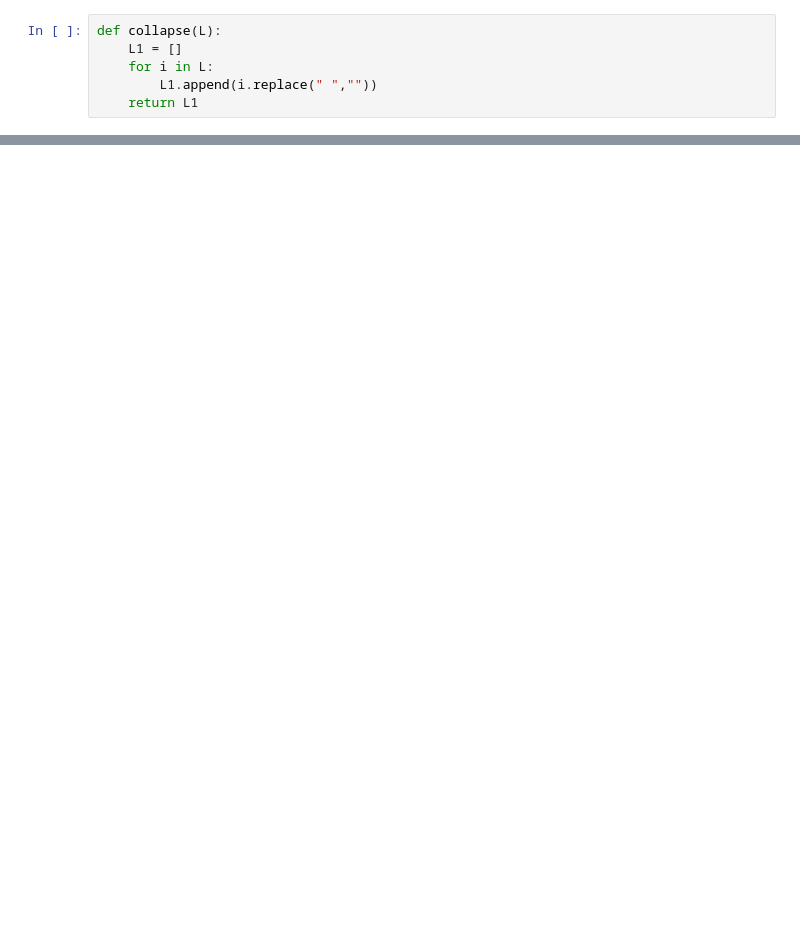
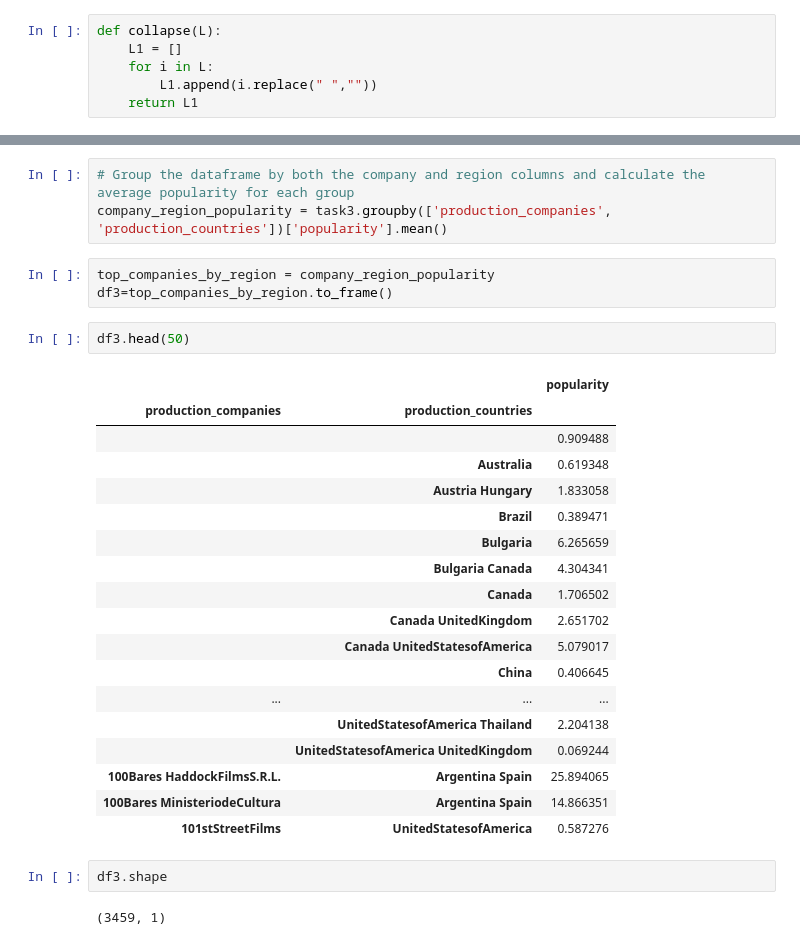
Before and after one commit to mananmani1/pf_training_repo, a Jupyter notebook: Movie_Recommendation_System.ipynb, the cells around one changed output, grey strips where cells are left out. Drawn from its saved outputs; the diff is of its cells as text; blank space fills up the shorter version.

```diff
--- a/Movie_Recommendation_System.ipynb
+++ b/Movie_Recommendation_System.ipynb
@@ -184,0 +263,31 @@ countries.head(3)
+# %%
+# Group the dataframe by both the company and region columns and calculate the average popularity for each group
+company_region_popularity = task3.groupby(['production_companies', 'production_countries'])['popularity'].mean()
+# %%
+top_companies_by_region = company_region_popularity
+df3=top_companies_by_region.to_frame()
+# %%
+df3.head(50)
+# %% [output]
+|  |  | popularity |
+| production_companies | production_countries |  |
+|  |  | 0.909488 |
+|  | Australia | 0.619348 |
+|  | Austria Hungary | 1.833058 |
+|  | Brazil | 0.389471 |
+|  | Bulgaria | 6.265659 |
+|  | Bulgaria Canada | 4.304341 |
+|  | Canada | 1.706502 |
+|  | Canada UnitedKingdom | 2.651702 |
+|  | Canada UnitedStatesofAmerica | 5.079017 |
+|  | China | 0.406645 |
+| ... | ... | ... |
+|  | UnitedStatesofAmerica Thailand | 2.204138 |
+|  | UnitedStatesofAmerica UnitedKingdom | 0.069244 |
+| 100Bares HaddockFilmsS.R.L. | Argentina Spain | 25.894065 |
+| 100Bares MinisteriodeCultura | Argentina Spain | 14.866351 |
+| 101stStreetFilms | UnitedStatesofAmerica | 0.587276 |
+# %%
+df3.shape
+# %% [output]
+(3459, 1)
```
Also changed, not shown: parts of 76 cells of this notebook, 1 other file.
